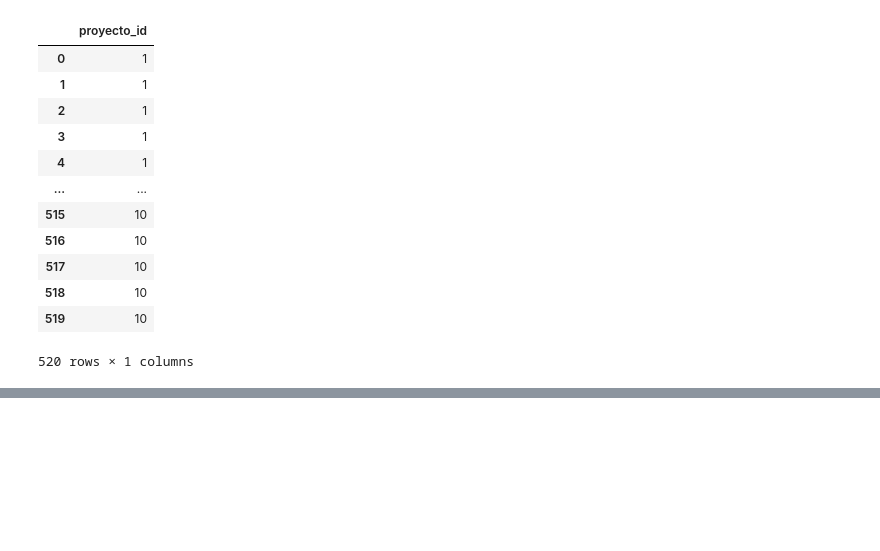
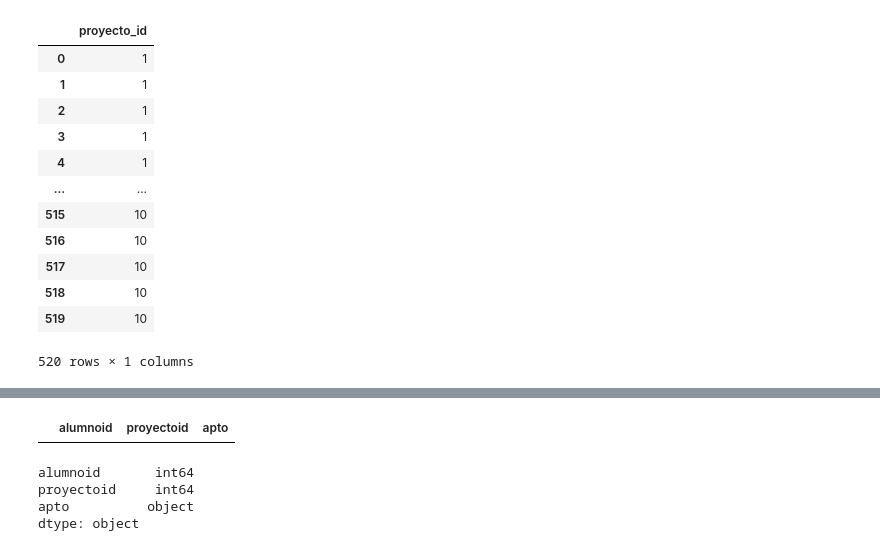
Before and after one commit to gadeso/team_sql_larg, a Jupyter notebook: dataframes/clase_1.ipynb, the cells around one changed output, grey strips where cells are left out. Saved outputs shown, nothing was run; the diff lists cells and outputs as text; code cells hidden in the pictures; blank space fills up the shorter version.

```diff
--- a/dataframes/clase_1.ipynb
+++ b/dataframes/clase_1.ipynb
@@ -169,4 +169,4 @@ al_pro.rename(columns={'proyecto_id':'proyectoid'}, inplace=True)
 # %%
 al_pro.to_csv('../data/pro_al.csv')
 # %%
-al_pro.replace('Proyecto_FullSatck', 10, inplace=True)
+al_pro.replace('Proyecto_Backend', 8, inplace=True)
@@ -189,3 +173,14 @@ al_pro
+# %%
+al_pro[al_pro['proyectoid'] == 'Proyecto_Backend']
+# %% [output]
+|  | alumnoid | proyectoid | apto |
 # %%
 al_pro.dropna(subset=['apto'], inplace=True)
+# %%
+al_pro.dtypes
+# %% [output]
+alumnoid       int64
+proyectoid     int64
+apto          object
+dtype: object
 # %%
```
Also changed, not shown: parts of 2 cells of this notebook, 1 other file.
